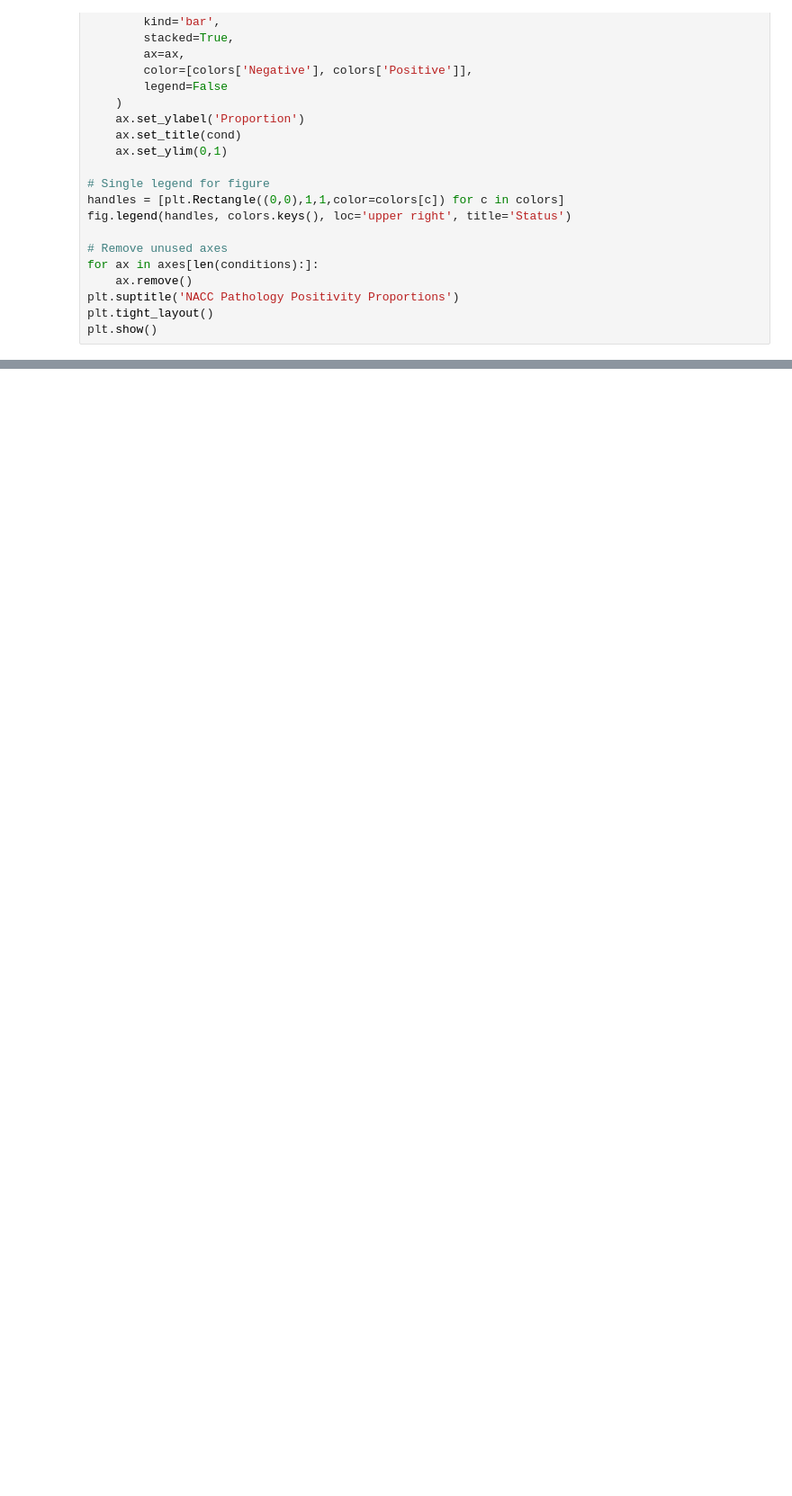
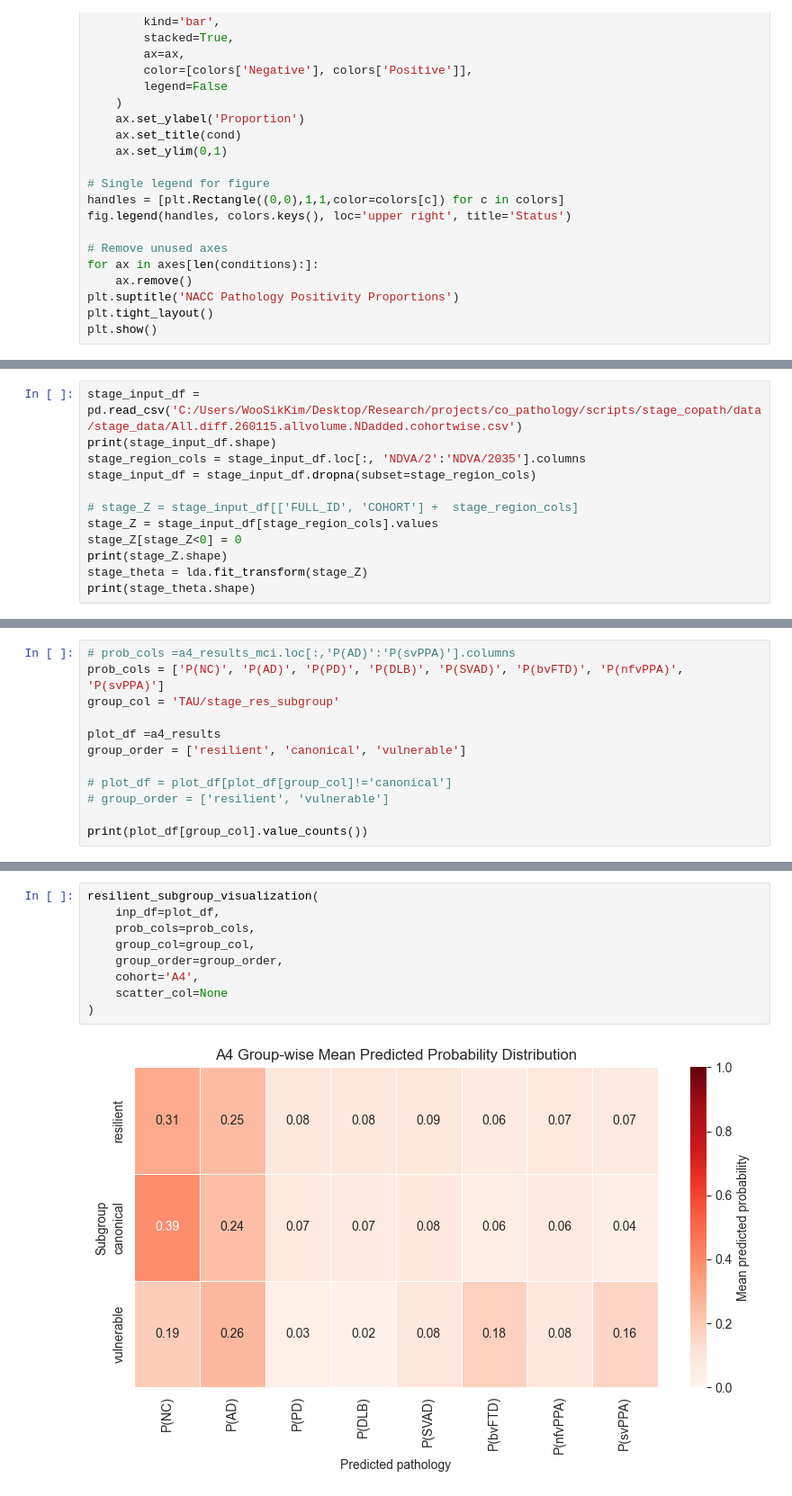
Before and after one commit to wskim-nxt/STAGE_CoPathology, a Jupyter notebook: LDA_XGB/cn_included_mdl.ipynb, the cells around one changed output, grey strips where cells are left out. Shown at 90% size. Cells and saved outputs as stored; diff of their text form; blank space fills up the shorter version.

```diff
--- a/LDA_XGB/cn_included_mdl.ipynb
+++ b/LDA_XGB/cn_included_mdl.ipynb
@@ -525,0 +737,12 @@ plt.show()
+# %%
+stage_input_df = pd.read_csv('C:/Users/WooSikKim/Desktop/Research/projects/co_pathology/scripts/stage_copath/data/stage_data/All.diff.260115.allvolume.NDadded.cohortwise.csv')
+print(stage_input_df.shape)
+stage_region_cols = stage_input_df.loc[:, 'NDVA/2':'NDVA/2035'].columns
+stage_input_df = stage_input_df.dropna(subset=stage_region_cols)
+
+# stage_Z = stage_input_df[['FULL_ID', 'COHORT'] +  stage_region_cols]
+stage_Z = stage_input_df[stage_region_cols].values
+stage_Z[stage_Z<0] = 0
+print(stage_Z.shape)
+stage_theta = lda.fit_transform(stage_Z)
+print(stage_theta.shape)
@@ -525,0 +1095,12 @@ plt.show()
+# %%
+# prob_cols =a4_results_mci.loc[:,'P(AD)':'P(svPPA)'].columns
+prob_cols = ['P(NC)', 'P(AD)', 'P(PD)', 'P(DLB)', 'P(SVAD)', 'P(bvFTD)', 'P(nfvPPA)', 'P(svPPA)']
+group_col = 'TAU/stage_res_subgroup'
+
+plot_df =a4_results
+group_order = ['resilient', 'canonical', 'vulnerable']
+
+# plot_df = plot_df[plot_df[group_col]!='canonical']
+# group_order = ['resilient', 'vulnerable']
+
+print(plot_df[group_col].value_counts())
@@ -525,0 +1113,11 @@ plt.show()
+# %%
+resilient_subgroup_visualization(
+    inp_df=plot_df,
+    prob_cols=prob_cols,
+    group_col=group_col,
+    group_order=group_order,
+    cohort='A4',
+    scatter_col=None
+)
+# %% [output]
+[figure, added]
```
Also changed, not shown: parts of 30 cells of this notebook, 4 other files.
